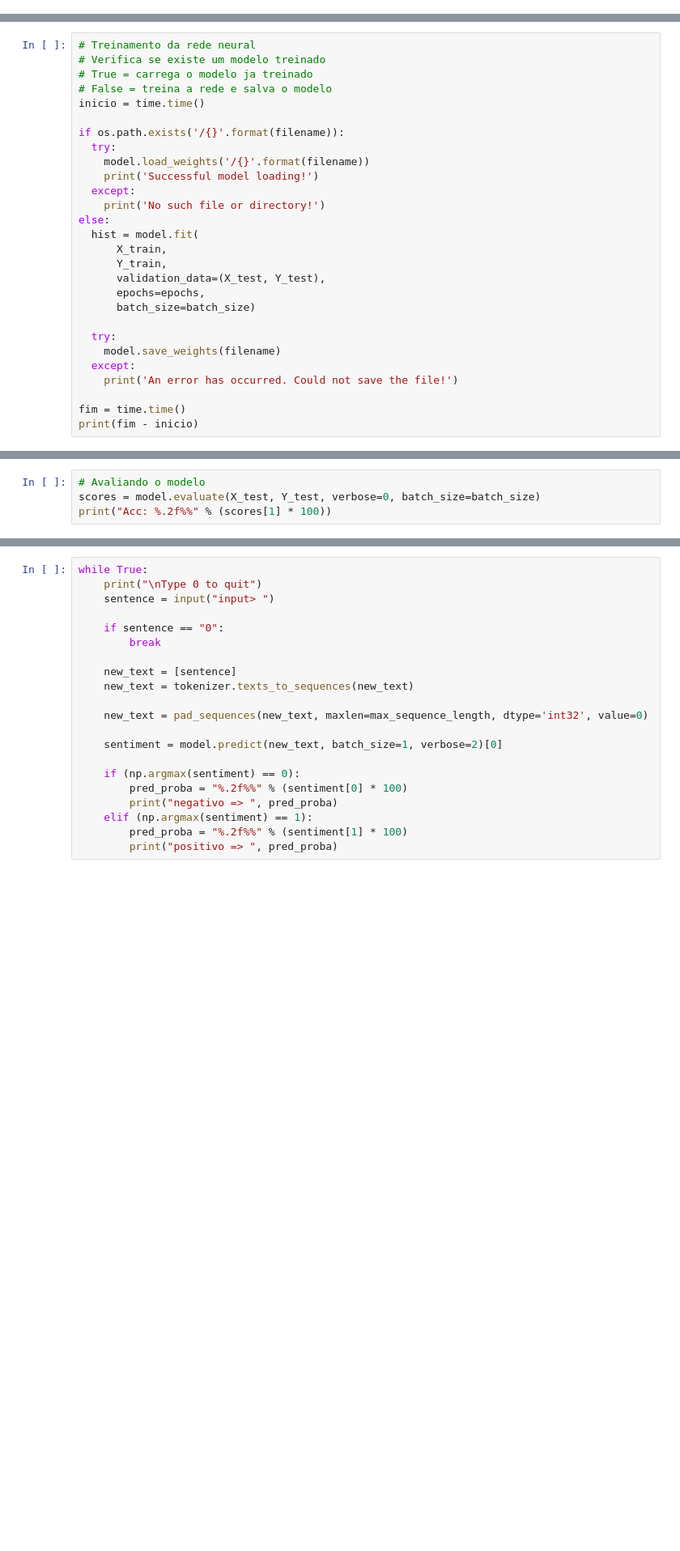
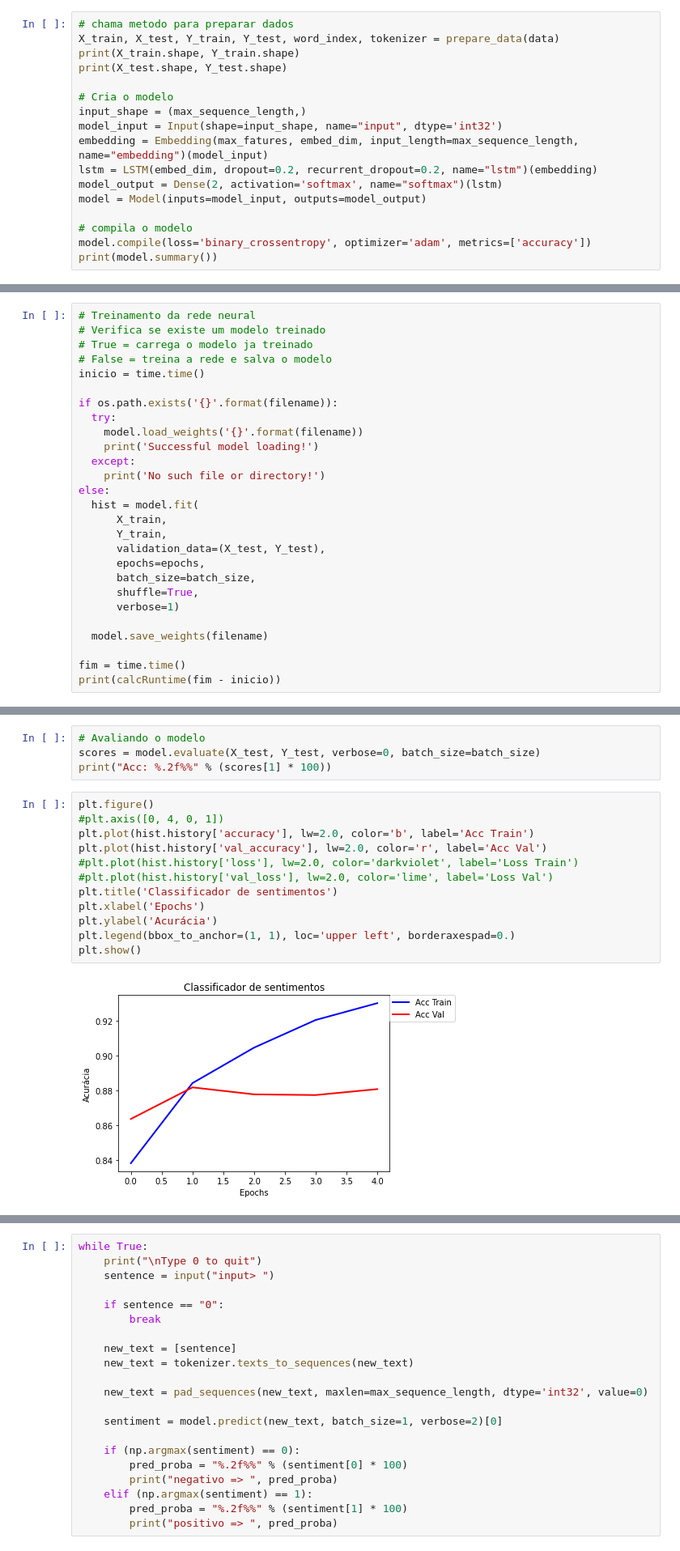
Before and after one commit to cristianokunas/Sentiment_Analysis, a Jupyter notebook: Sentiment_Analysis.ipynb, the cells around one changed output, grey strips where cells are left out. Shown: that part at 81% size. Cells and saved outputs as stored; diff of their text form; blank space fills up the shorter version.

```diff
--- a/Sentiment_Analysis.ipynb
+++ b/Sentiment_Analysis.ipynb
@@ -144,3 +182,20 @@ model.add(Dense(2, init='uniform', activation='sigmoid'))
 # compila o modelo
 model.compile(loss='binary_crossentropy', optimizer='adam', metrics=['accuracy'])
 print(model.summary())
+# %%
+# chama metodo para preparar dados
+X_train, X_test, Y_train, Y_test, word_index, tokenizer = prepare_data(data)
+print(X_train.shape, Y_train.shape)
+print(X_test.shape, Y_test.shape)
+
+# Cria o modelo
+input_shape = (max_sequence_length,)
+model_input = Input(shape=input_shape, name="input", dtype='int32')
+embedding = Embedding(max_fatures, embed_dim, input_length=max_sequence_length, name="embedding")(model_input)
+lstm = LSTM(embed_dim, dropout=0.2, recurrent_dropout=0.2, name="lstm")(embedding)
+model_output = Dense(2, activation='softmax', name="softmax")(lstm)
+model = Model(inputs=model_input, outputs=model_output)
+
+# compila o modelo
+model.compile(loss='binary_crossentropy', optimizer='adam', metrics=['accuracy'])
+print(model.summary())
@@ -151,9 +226,9 @@ print(model.summary())
 # False = treina a rede e salva o modelo
 inicio = time.time()
 
-if os.path.exists('/{}'.format(filename)):
+if os.path.exists('{}'.format(filename)):
   try:
-    model.load_weights('/{}'.format(filename))
+    model.load_weights('{}'.format(filename))
     print('Successful model loading!')
   except:
     print('No such file or directory!')
@@ -163,18 +238,31 @@ else:
       Y_train,
       validation_data=(X_test, Y_test),
       epochs=epochs,
-      batch_size=batch_size)
+      batch_size=batch_size,
+      shuffle=True,
+      verbose=1)
 
-  try:
-    model.save_weights(filename)
-  except:
-    print('An error has occurred. Could not save the file!')
+  model.save_weights(filename)
 
 fim = time.time()
-print(fim - inicio)
+print(calcRuntime(fim - inicio))
 # %% [markdown]
 # Etapa 7 - Evaluate model / Validate model with new entries
 # %%
 # Avaliando o modelo
 scores = model.evaluate(X_test, Y_test, verbose=0, batch_size=batch_size)
 print("Acc: %.2f%%" % (scores[1] * 100))
+# %%
+plt.figure()
+#plt.axis([0, 4, 0, 1])
+plt.plot(hist.history['accuracy'], lw=2.0, color='b', label='Acc Train')
+plt.plot(hist.history['val_accuracy'], lw=2.0, color='r', label='Acc Val')
+#plt.plot(hist.history['loss'], lw=2.0, color='darkviolet', label='Loss Train')
+#plt.plot(hist.history['val_loss'], lw=2.0, color='lime', label='Loss Val')
+plt.title('Classificador de sentimentos')
+plt.xlabel('Epochs')
+plt.ylabel('Acurácia')
+plt.legend(bbox_to_anchor=(1, 1), loc='upper left', borderaxespad=0.)
+plt.show()
+# %% [output]
+[figure, added]
```
Also changed, not shown: parts of 17 cells of this notebook.
